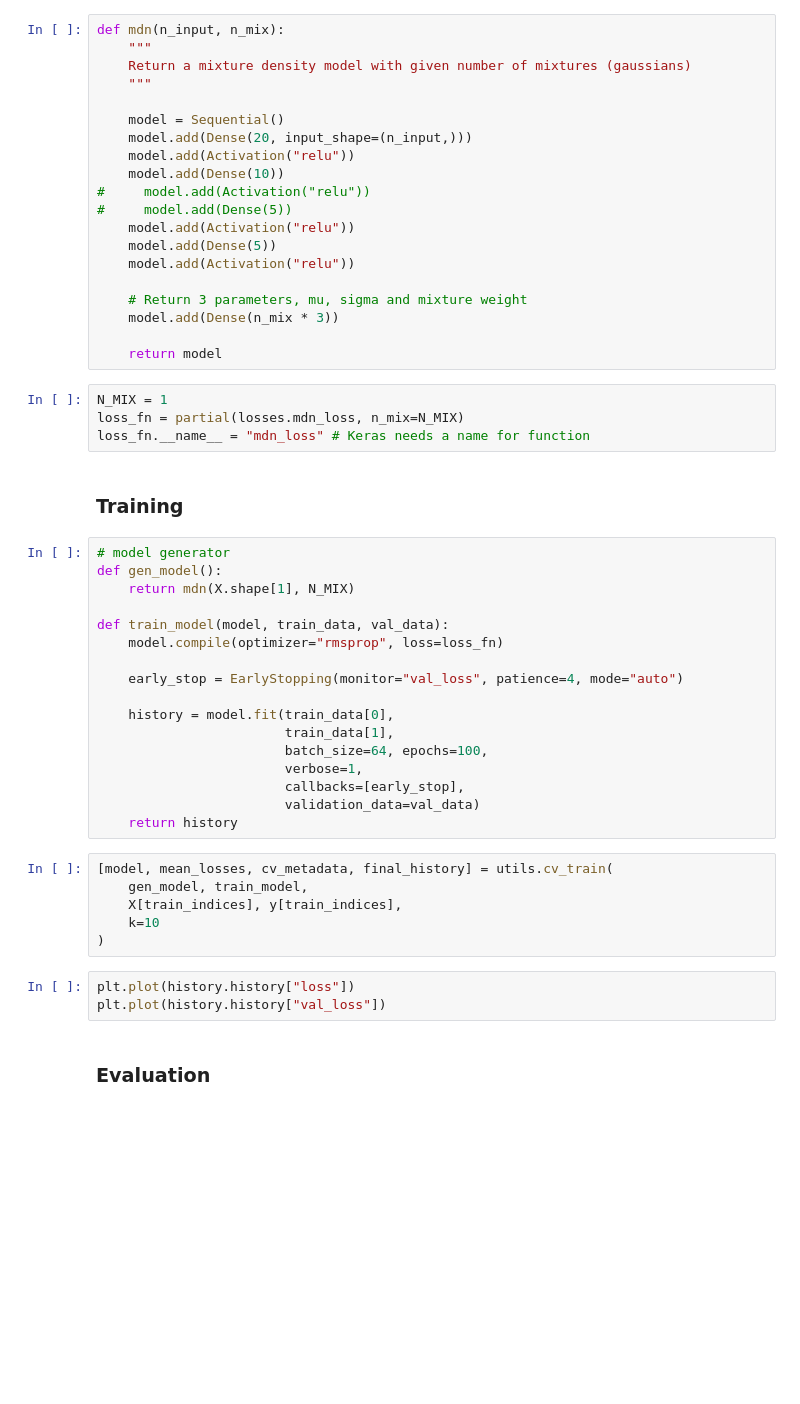
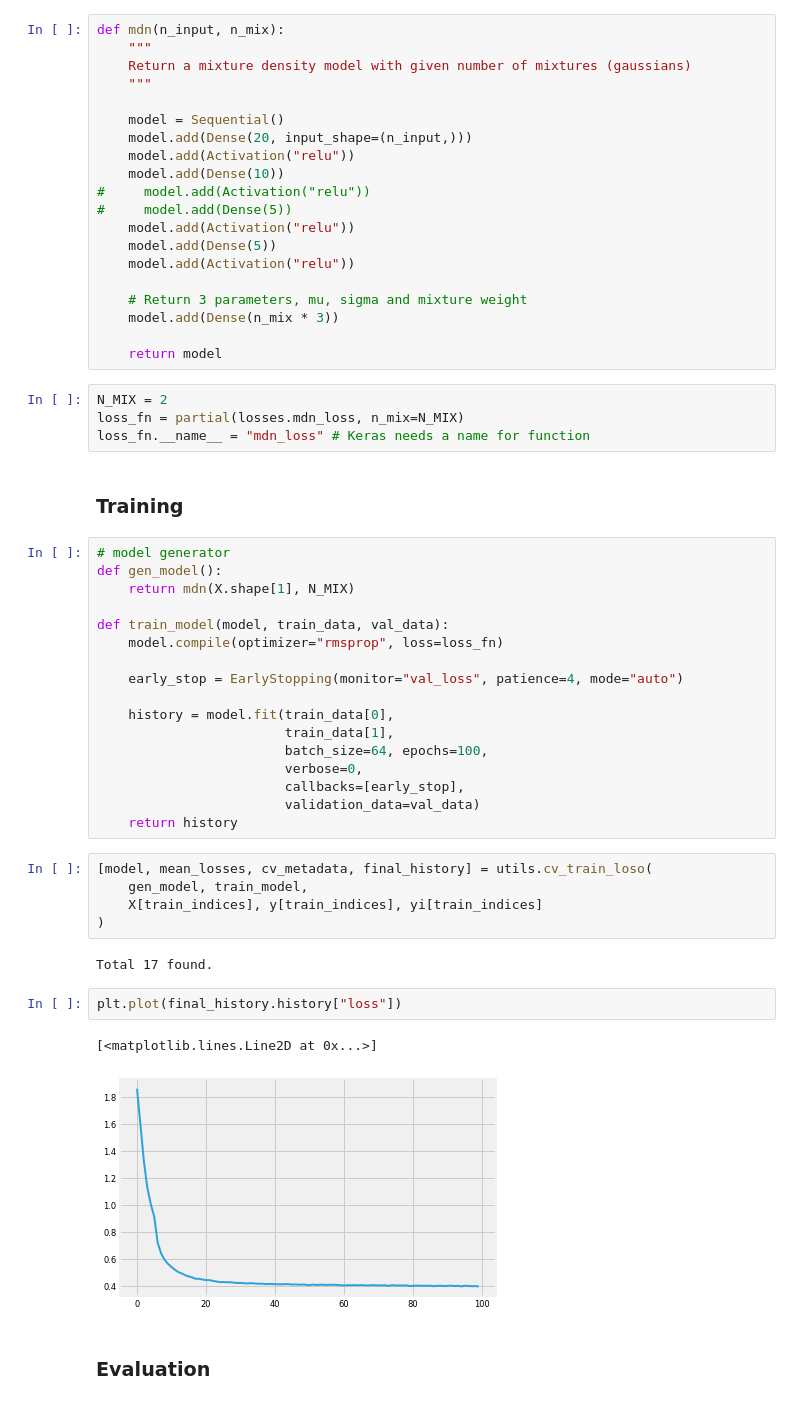
Before and after one commit to reichlab/neural-stack, a Jupyter notebook: notebooks/1.0-mixture-density-network.ipynb, the cells around one changed output. Cells and saved outputs as stored; diff of their text form; blank space fills up the shorter version.

```diff
--- a/notebooks/1.0-mixture-density-network.ipynb
+++ b/notebooks/1.0-mixture-density-network.ipynb
@@ -102,7 +104,7 @@ def mdn(n_input, n_mix):
 
     return model
 # %%
-N_MIX = 1
+N_MIX = 2
 loss_fn = partial(losses.mdn_loss, n_mix=N_MIX)
 loss_fn.__name__ = "mdn_loss" # Keras needs a name for function
 # %% [markdown]
@@ -120,19 +122,22 @@ def train_model(model, train_data, val_data):
     history = model.fit(train_data[0],
                         train_data[1],
                         batch_size=64, epochs=100,
-                        verbose=1,
+                        verbose=0,
                         callbacks=[early_stop],
                         validation_data=val_data)
     return history
 # %%
-[model, mean_losses, cv_metadata, final_history] = utils.cv_train(
+[model, mean_losses, cv_metadata, final_history] = utils.cv_train_loso(
     gen_model, train_model,
-    X[train_indices], y[train_indices],
-    k=10
+    X[train_indices], y[train_indices], yi[train_indices]
 )
+# %% [output]
+Total 17 found.
 # %%
-plt.plot(history.history["loss"])
-plt.plot(history.history["val_loss"])
+plt.plot(final_history.history["loss"])
+# %% [output]
+[<matplotlib.lines.Line2D at 0x...>]
+[figure, added]
 # %% [markdown]
 ### Evaluation
 # %%
```
Also changed, not shown: parts of 5 cells of this notebook.
